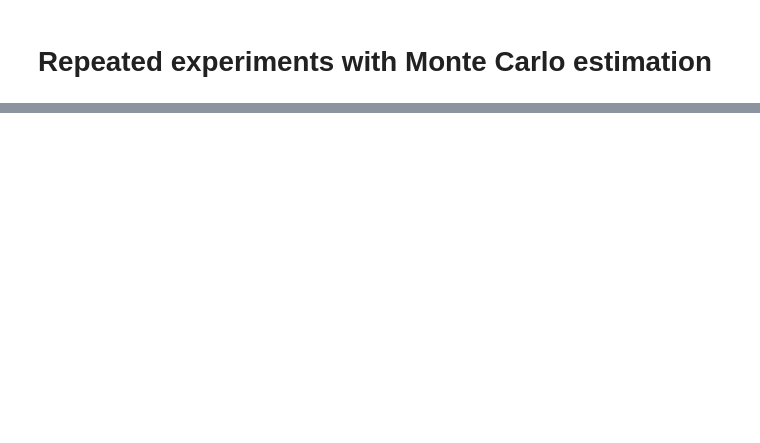
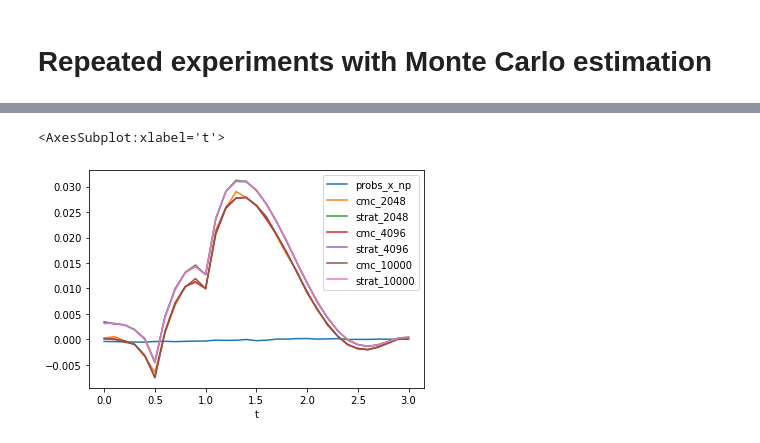
Before and after one commit to SirPentyna/mgr_normalizing_flows, a Jupyter notebook: Repeated experiments with Monte Carlo estimation.ipynb, the cells around one changed output, grey strips where cells are left out. Cells and saved outputs as stored; diff of their text form; code cells hidden in the pictures; blank space fills up the shorter version.

```diff
--- a/Repeated experiments with Monte Carlo estimation.ipynb
+++ b/Repeated experiments with Monte Carlo estimation.ipynb
@@ -150,0 +172,5 @@ plt.show()
+# %%
+means_diff_df.plot()
+# %% [output]
+<AxesSubplot:xlabel='t'>
+[figure, added]
```
Also changed, not shown: parts of 8 cells of this notebook, 2 other files.
